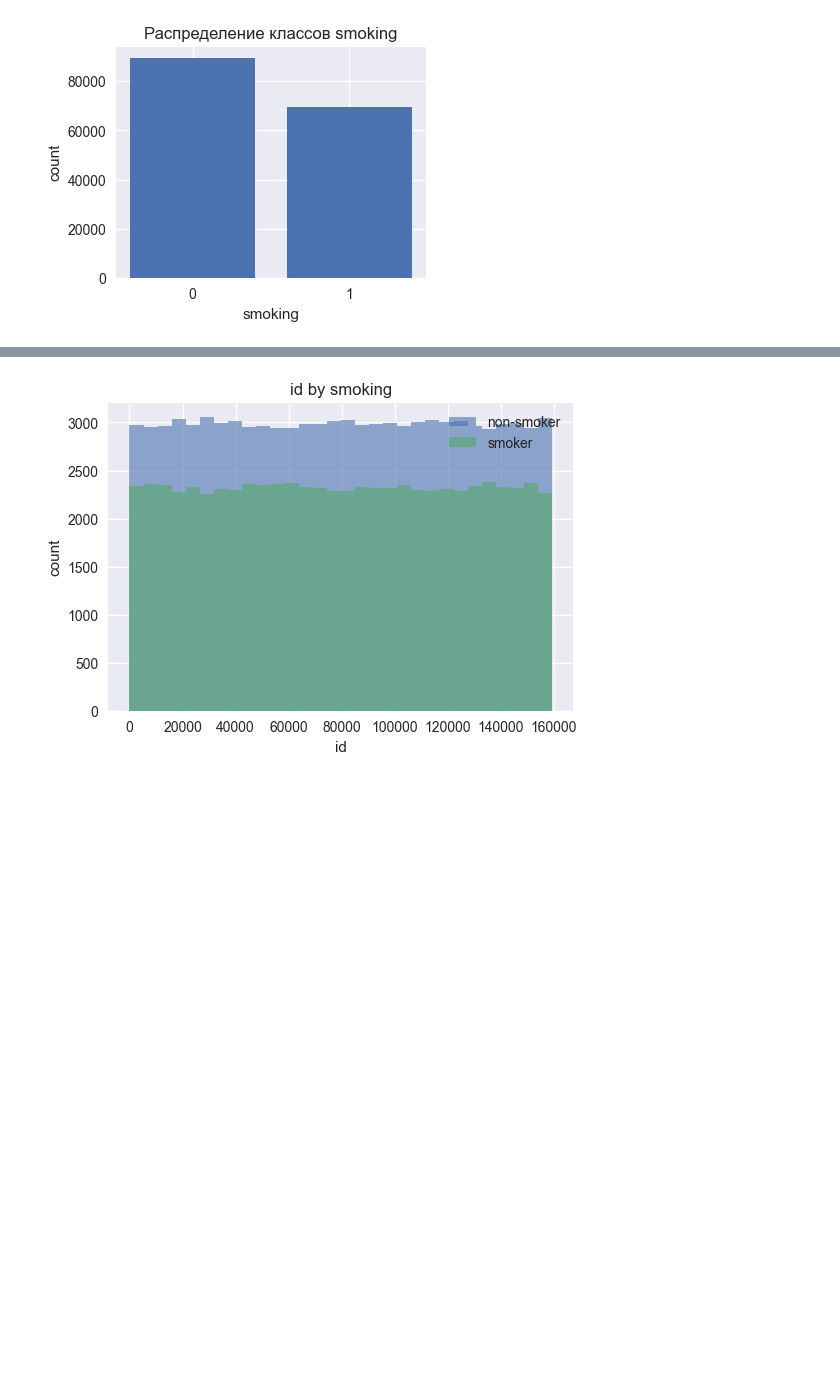
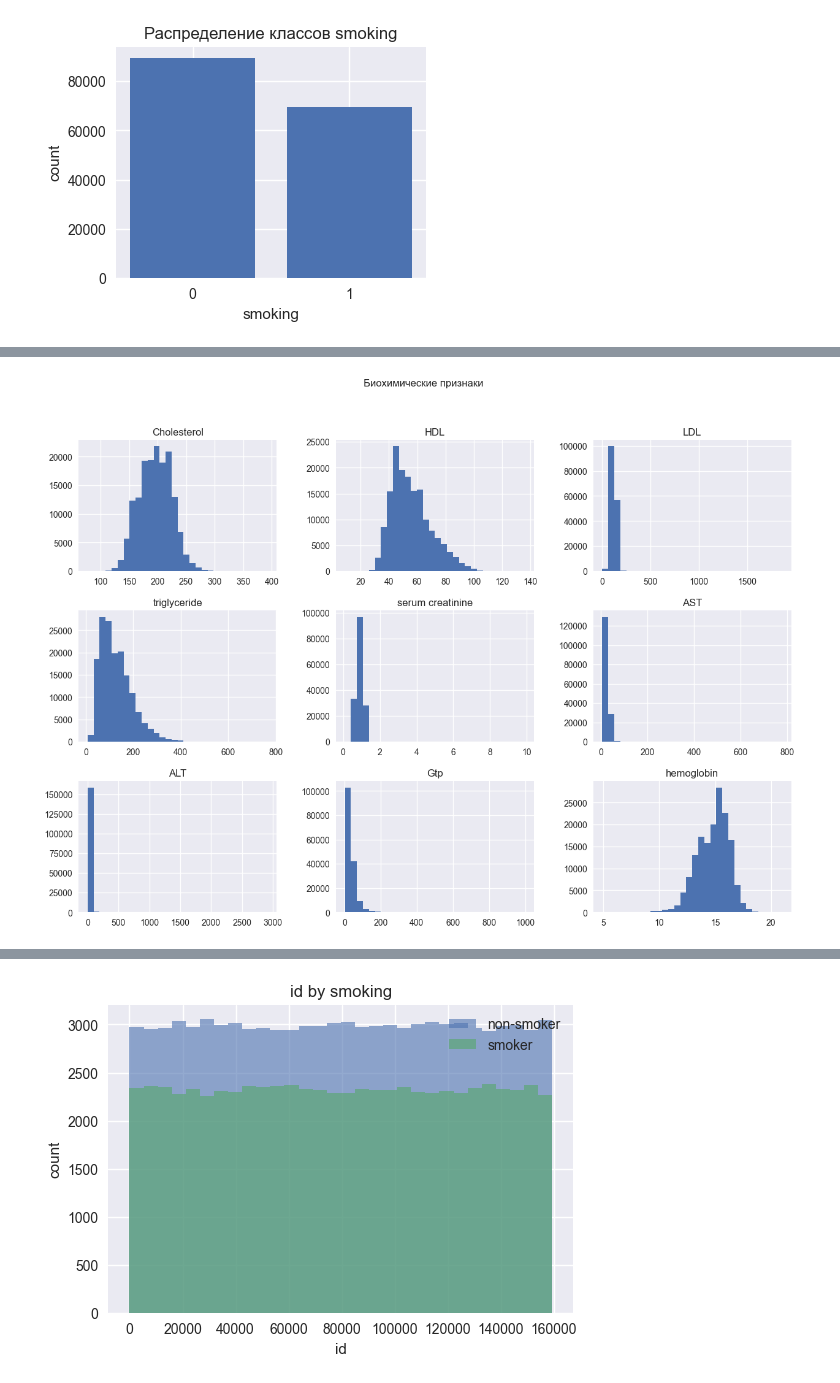
Before and after one commit to ACME-URFU/smoking-status-prediction, a Jupyter notebook: notebooks/eda.ipynb, the cells around one changed output, grey strips where cells are left out. Saved outputs shown, nothing was run; the diff lists cells and outputs as text; code cells hidden in the pictures; blank space fills up the shorter version.

```diff
--- a/notebooks/test.ipynb
+++ b/notebooks/eda.ipynb
@@ -116,0 +284,8 @@ df[num_cols].hist(bins=30, figsize=(14,10)); plt.suptitle("Гистрограм
+# %%
+cols_bio = ["Cholesterol", "HDL", "LDL", "triglyceride",
+            "serum creatinine", "AST", "ALT", "Gtp", "hemoglobin"]
+df[cols_bio].hist(bins=30, figsize=(15,10))
+plt.suptitle("Биохимические признаки")
+plt.show()
+# %% [output]
+[figure, added]
```
Also changed, not shown: parts of 13 cells of this notebook.
